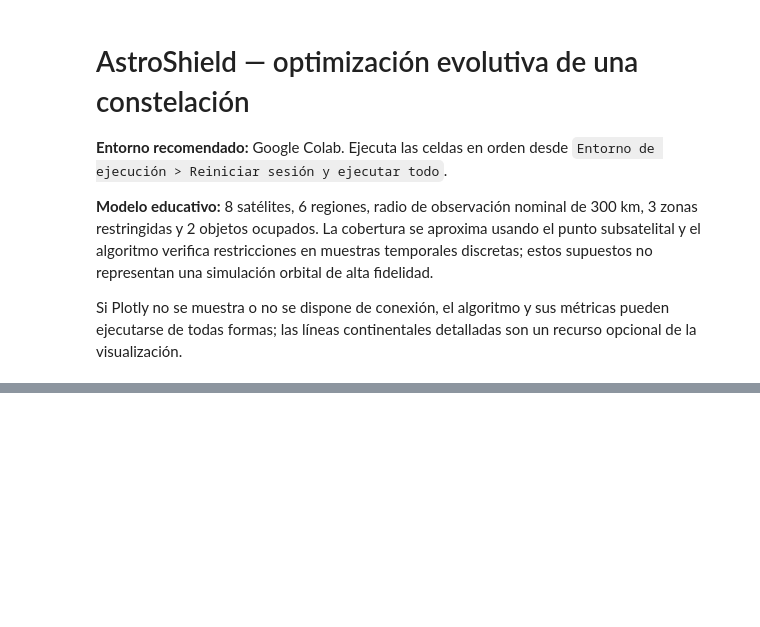
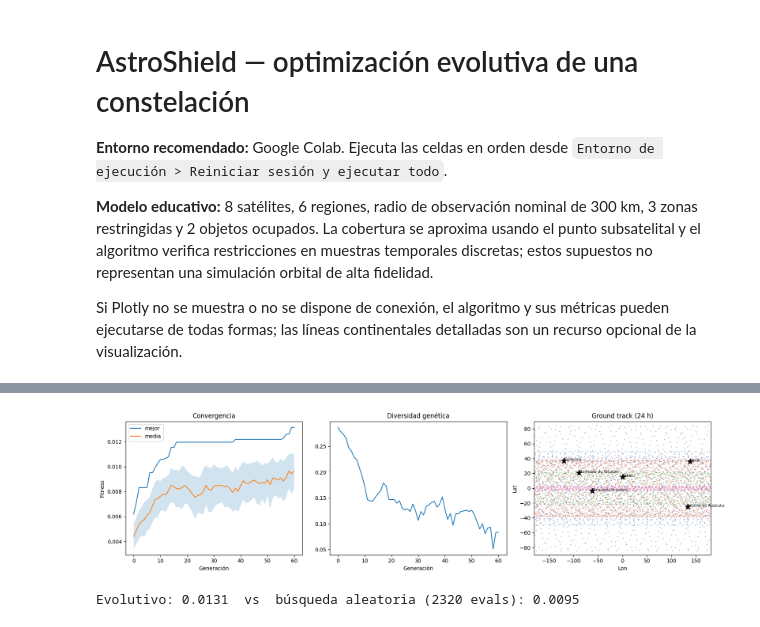
Before and after one commit to AngelaRKE/AstroShield, a Jupyter notebook: AstroShield.ipynb, the cells around one changed output, grey strips where cells are left out. Drawn from its saved outputs; the diff is of its cells as text; code cells hidden in the pictures; blank space fills up the shorter version.

```diff
--- a/AstroShield.ipynb
+++ b/AstroShield.ipynb
@@ -348,0 +477,9 @@ def combined_spatial_validator(genome: np.ndarray, cfg: Config) -> float:
+# %%
+# ============ CELDA 4: ejecución ============
+cfg = Config(generations=60, pop_size=40, seed=42, dt_s=120.0)   # <- parámetros configurables
+result = run_evolution(cfg)
+
+print(f"\nTerminación: {result.termination_reason} | evaluaciones: {result.n_evals} | tiempo: {result.runtime_s:.1f} s")
+print(f"Cobertura ponderada: {result.metrics['weighted_coverage']:.4f}")
+display(pd.DataFrame(result.metrics["regions"]).round(2))
+display(pd.DataFrame(result.metrics["satellites"]).round(2))
@@ -348,0 +513,25 @@ def combined_spatial_validator(genome: np.ndarray, cfg: Config) -> float:
+# %%
+# ============ CELDA 5: evolución, ground track y comparación con búsqueda aleatoria ============
+h = result.history
+fig, ax = plt.subplots(1, 3, figsize=(17, 4.5))
+ax[0].plot(h.gen, h.best_so_far, label="mejor"); ax[0].plot(h.gen, h["mean"], label="media")
+ax[0].fill_between(h.gen, h["mean"]-h["std"], h["mean"]+h["std"], alpha=.2)
+ax[0].set(title="Convergencia", xlabel="Generación", ylabel="Fitness"); ax[0].legend()
+ax[1].plot(h.gen, h.diversity); ax[1].set(title="Diversidad genética", xlabel="Generación")
+tr = propagate(result.best_genome, cfg)
+for s in range(cfg.n_sats):
+    ax[2].scatter(tr["lon_deg"][s], tr["lat_deg"][s], s=1, alpha=.4)
+for r in cfg.regions:
+    ax[2].scatter(r.lon, r.lat, c="k", marker="*", s=120); ax[2].annotate(r.name, (r.lon, r.lat), fontsize=7)
+ax[2].set(title="Ground track (24 h)", xlim=(-180, 180), ylim=(-90, 90), xlabel="Lon", ylabel="Lat")
+plt.tight_layout(); plt.show()
+
+def random_search(cfg, n_evals, seed=0):
+    rng = np.random.default_rng(seed); t, ru, w = cfg.time_grid(), cfg.region_units(), cfg.weights_array()
+    return max(_fitness(rng.random((cfg.n_sats, N_GENES)), cfg, t, ru, w) for _ in range(n_evals))
+
+print(f"Evolutivo: {result.metrics['weighted_coverage']:.4f}  vs  "
+      f"búsqueda aleatoria ({result.n_evals} evals): {random_search(cfg, result.n_evals):.4f}")
+# %% [output]
+[figure, added]
+Evolutivo: 0.0131  vs  búsqueda aleatoria (2320 evals): 0.0095
```
Also changed, not shown: parts of 5 cells of this notebook.
